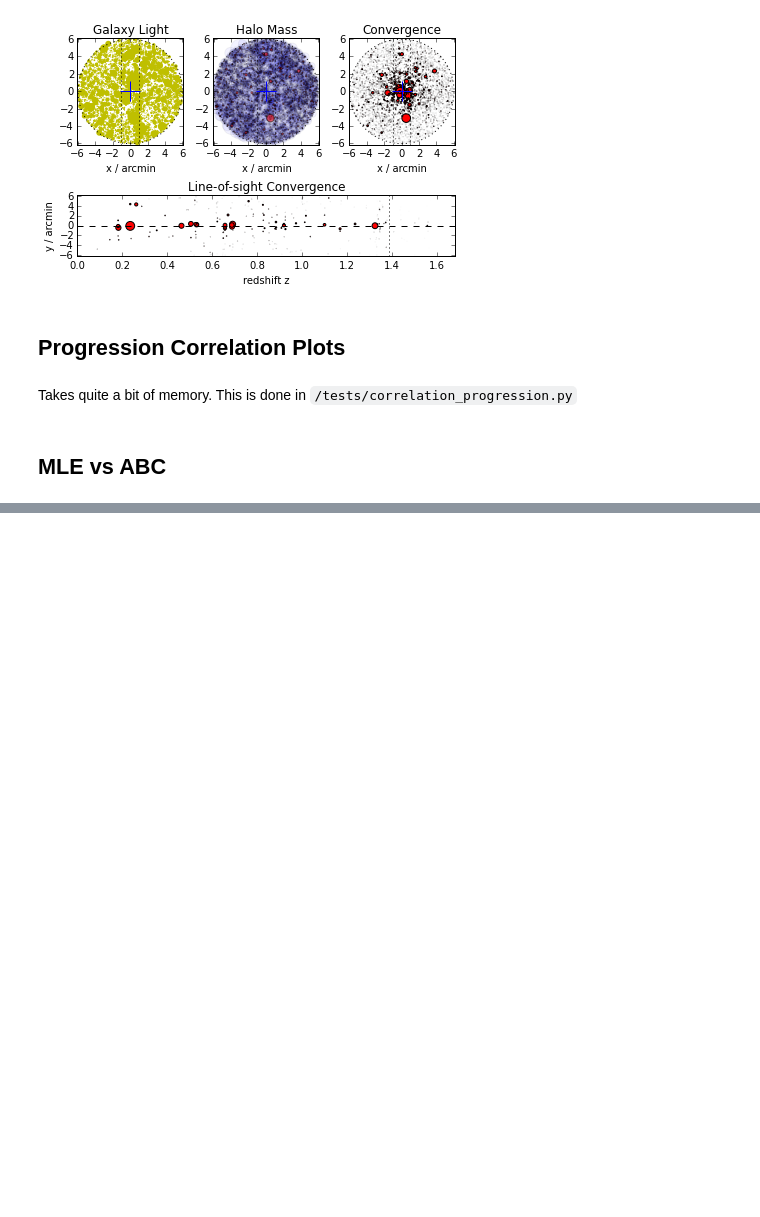
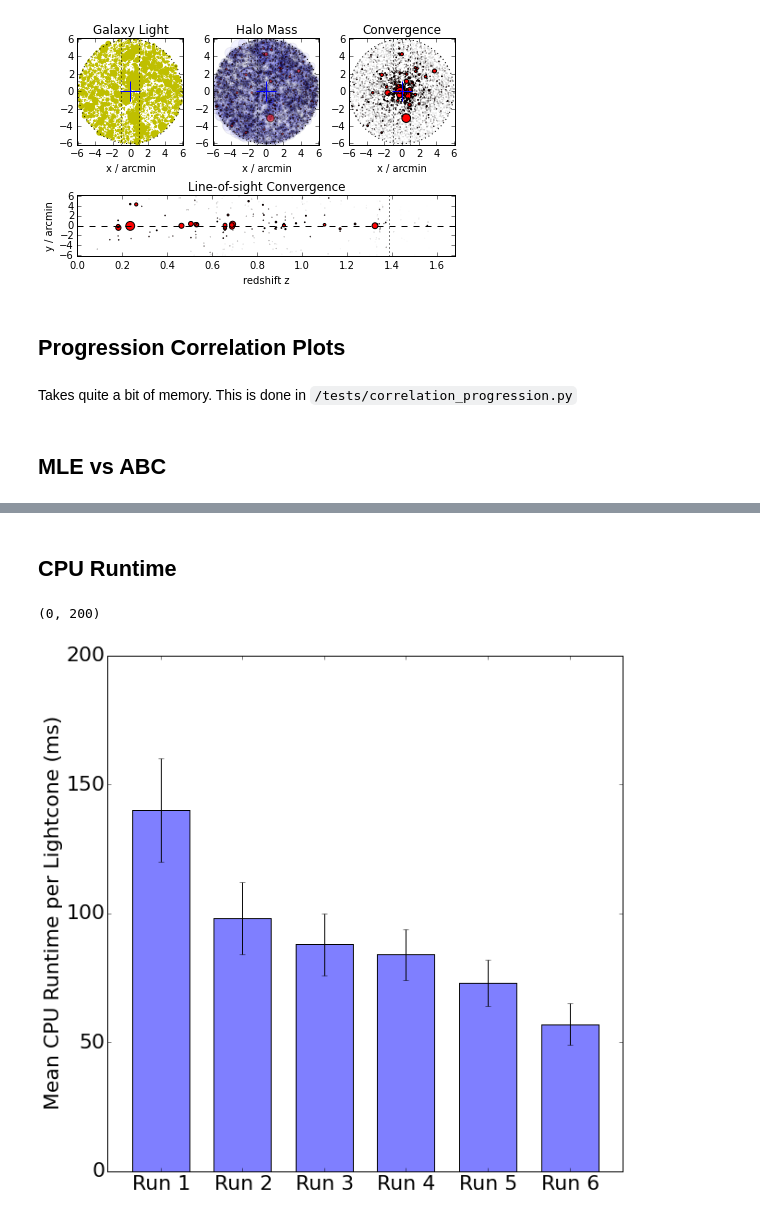
Before and after one commit to drphilmarshall/Pangloss, a Jupyter notebook: demos/ThesisPlots.ipynb, the cells around one changed output, grey strips where cells are left out. Drawn from its saved outputs; the diff is of its cells as text; code cells hidden in the pictures; blank space fills up the shorter version.

```diff
--- a/demos/ThesisPlots.ipynb
+++ b/demos/ThesisPlots.ipynb
@@ -384,0 +387,32 @@ plt.xlim([10**1.9,10**6.1])
+# %% [markdown]
+## CPU Runtime
+# %%
+# Create profiling bar
+
+# Mean and std CPU times in ms
+cpu = np.array([140,98,88,84,73,57])
+cpu_std = np.array([20,14,12,10,9,8])
+
+# Bar plot kwargs
+ind = np.arange(len(cpu)) + 0.3
+width = 0.7
+c = (0,0,1,0.5)
+ec = 'black'
+
+bars = plt.gca().bar(ind,cpu,width,color=c,yerr=cpu_std,ecolor=ec)
+
+ax = plt.gca()
+ax.set_xticks(ind+width/2.0)
+ax.set_xticklabels( ('Run 1', 'Run 2', 'Run 3', 'Run 4', 'Run 5', 'Run 6') )
+
+plt.gcf().set_size_inches(10,10)
+plt.tick_params(labelsize=22)
+ax.set_ylabel('Mean CPU Runtime per Lightcone (ms)')
+ax.xaxis.label.set_size(22)
+ax.yaxis.label.set_size(22)
+ax.set_xlim([0,max(ind)+width+0.3])
+ax.set_ylim([0,200])
+#plt.show()
+# %% [output]
+(0, 200)
+[figure, added]
```
Also changed, not shown: parts of 4 cells of this notebook, 11 other files.
